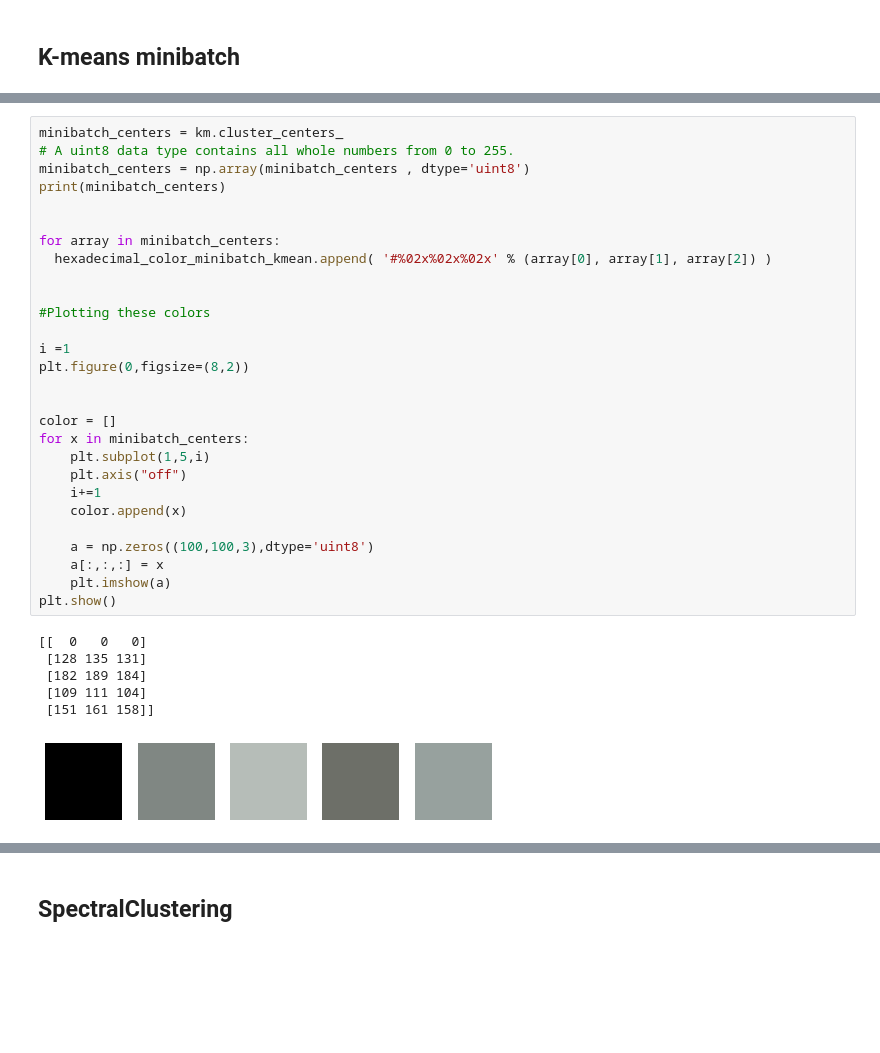
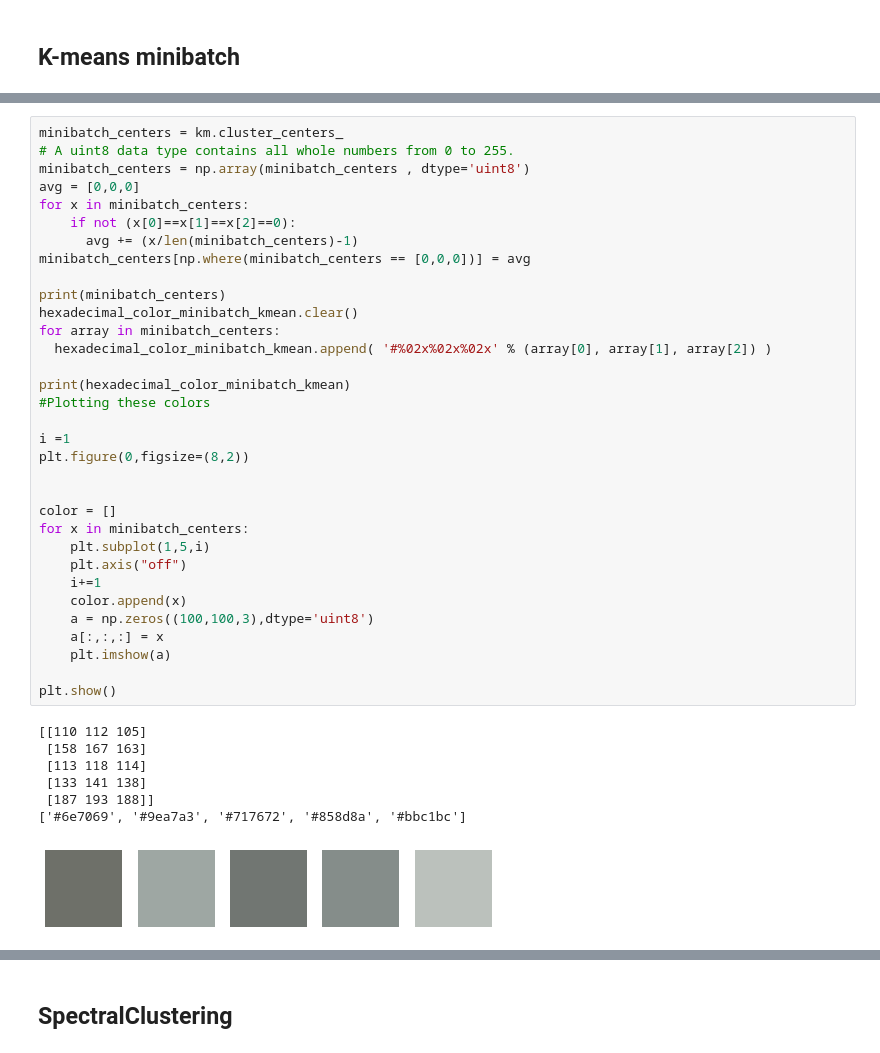
Before and after one commit to SYBIOTE/CMEPCMGN, a Jupyter notebook: comouflage_gen.ipynb, the cells around one changed output, grey strips where cells are left out. Saved outputs shown, nothing was run; the diff lists cells and outputs as text; blank space fills up the shorter version.

```diff
--- a/comouflage_gen.ipynb
+++ b/comouflage_gen.ipynb
@@ -250,37 +224,43 @@ Wall time: 232 ms
 # %%
 minibatch_centers = km.cluster_centers_
 # A uint8 data type contains all whole numbers from 0 to 255.
 minibatch_centers = np.array(minibatch_centers , dtype='uint8')
+avg = [0,0,0]
+for x in minibatch_centers:
+    if not (x[0]==x[1]==x[2]==0):
+      avg += (x/len(minibatch_centers)-1)
+minibatch_centers[np.where(minibatch_centers == [0,0,0])] = avg
+
 print(minibatch_centers)
-
-
+hexadecimal_color_minibatch_kmean.clear()
 for array in minibatch_centers:
   hexadecimal_color_minibatch_kmean.append( '#%02x%02x%02x' % (array[0], array[1], array[2]) )
 
-
+print(hexadecimal_color_minibatch_kmean)
 #Plotting these colors
 
 i =1
 plt.figure(0,figsize=(8,2))
 
 
 color = []
 for x in minibatch_centers:
     plt.subplot(1,5,i)
     plt.axis("off")
     i+=1
     color.append(x)
-
     a = np.zeros((100,100,3),dtype='uint8')
     a[:,:,:] = x
     plt.imshow(a)
+
 plt.show()
 # %% [output]
-[[  0   0   0]
- [128 135 131]
- [182 189 184]
- [109 111 104]
- [151 161 158]]
+[[110 112 105]
+ [158 167 163]
+ [113 118 114]
+ [133 141 138]
+ [187 193 188]]
+['#6e7069', '#9ea7a3', '#717672', '#858d8a', '#bbc1bc']
-[figure, old version]
+[figure, new version]
 # %%
 %%time
```
Also changed, not shown: parts of 11 cells of this notebook.
